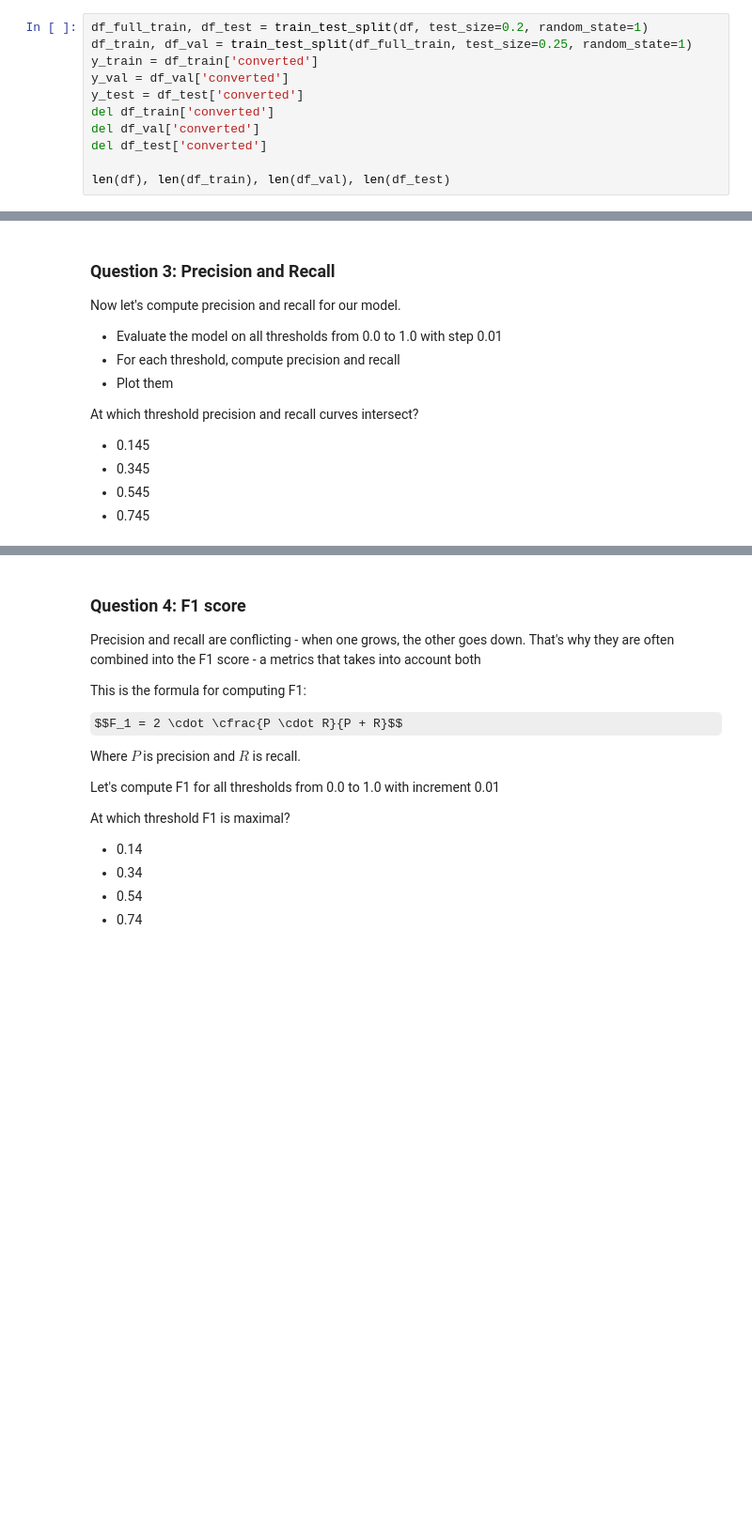
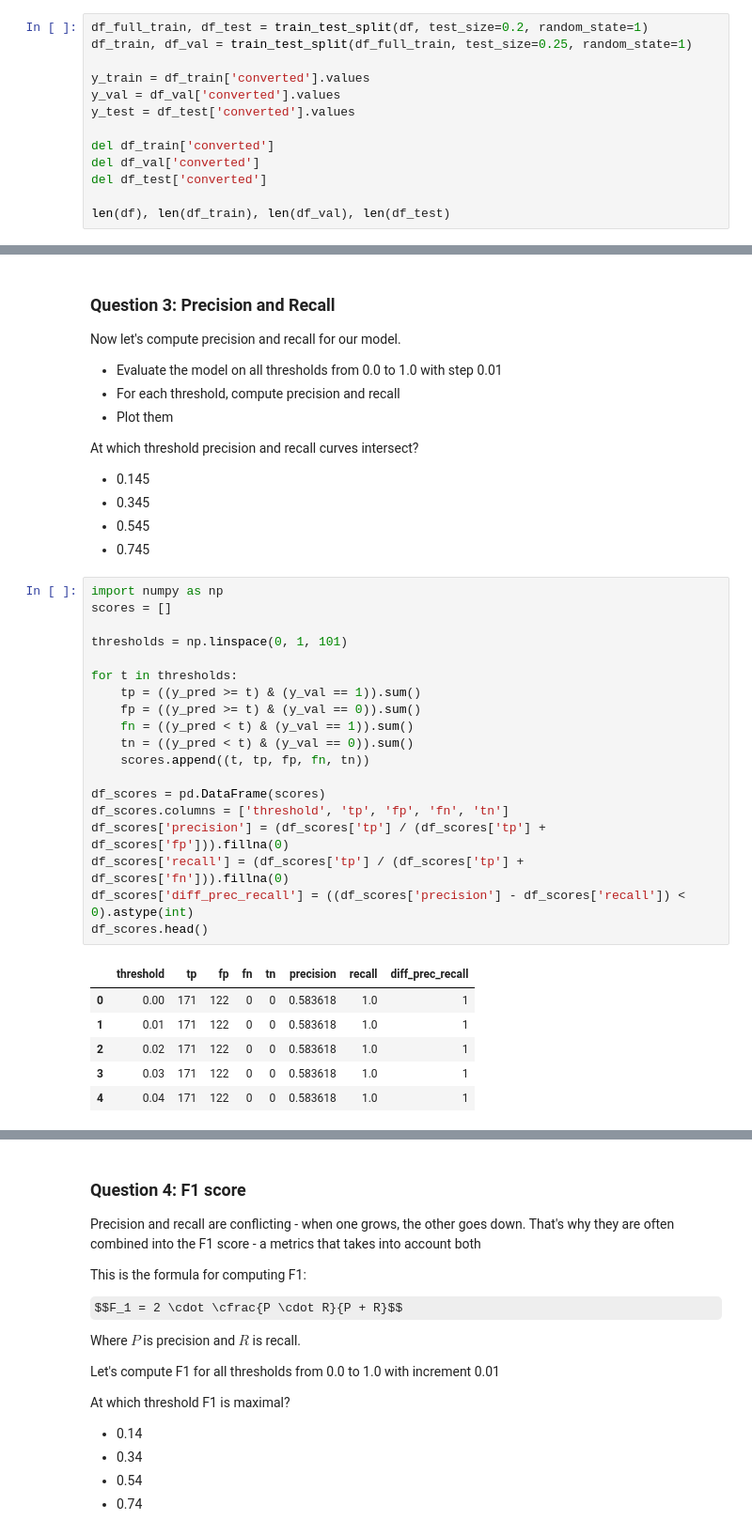
Before and after one commit to huanruizhang111/Machine-Learning-Zoomcamp-2025, a Jupyter notebook: 04-evaluation/homework.ipynb, the cells around one changed output, grey strips where cells are left out. Shown at 94% size. Cells and saved outputs as stored; diff of their text form; some formulas as TeX source; blank space fills up the shorter version.

```diff
--- a/04-evaluation/homework.ipynb
+++ b/04-evaluation/homework.ipynb
@@ -95,9 +95,11 @@ Split the data into 3 parts: train/validation/test with 60%/20%/20% distribution
 # %%
 df_full_train, df_test = train_test_split(df, test_size=0.2, random_state=1)
 df_train, df_val = train_test_split(df_full_train, test_size=0.25, random_state=1)
-y_train = df_train['converted']
-y_val = df_val['converted']
-y_test = df_test['converted']
+
+y_train = df_train['converted'].values
+y_val = df_val['converted'].values
+y_test = df_test['converted'].values
+
 del df_train['converted']
 del df_val['converted']
 del df_test['converted']
@@ -247,3 +249,29 @@ At which threshold precision and recall curves intersect?
 * 0.345
 * 0.545
 * 0.745
+# %%
+import numpy as np
+scores = []
+
+thresholds = np.linspace(0, 1, 101)
+
+for t in thresholds:
+    tp = ((y_pred >= t) & (y_val == 1)).sum()
+    fp = ((y_pred >= t) & (y_val == 0)).sum()
+    fn = ((y_pred < t) & (y_val == 1)).sum()
+    tn = ((y_pred < t) & (y_val == 0)).sum()
+    scores.append((t, tp, fp, fn, tn))
+
+df_scores = pd.DataFrame(scores)
+df_scores.columns = ['threshold', 'tp', 'fp', 'fn', 'tn']
+df_scores['precision'] = (df_scores['tp'] / (df_scores['tp'] + df_scores['fp'])).fillna(0)
+df_scores['recall'] = (df_scores['tp'] / (df_scores['tp'] + df_scores['fn'])).fillna(0)
+df_scores['diff_prec_recall'] = ((df_scores['precision'] - df_scores['recall']) < 0).astype(int)
+df_scores.head()
+# %% [output]
+|  | threshold | tp | fp | fn | tn | precision | recall | diff_prec_recall |
+| 0 | 0.00 | 171 | 122 | 0 | 0 | 0.583618 | 1.0 | 1 |
+| 1 | 0.01 | 171 | 122 | 0 | 0 | 0.583618 | 1.0 | 1 |
+| 2 | 0.02 | 171 | 122 | 0 | 0 | 0.583618 | 1.0 | 1 |
+| 3 | 0.03 | 171 | 122 | 0 | 0 | 0.583618 | 1.0 | 1 |
+| 4 | 0.04 | 171 | 122 | 0 | 0 | 0.583618 | 1.0 | 1 |
```
Also changed, not shown: parts of 9 cells of this notebook.
